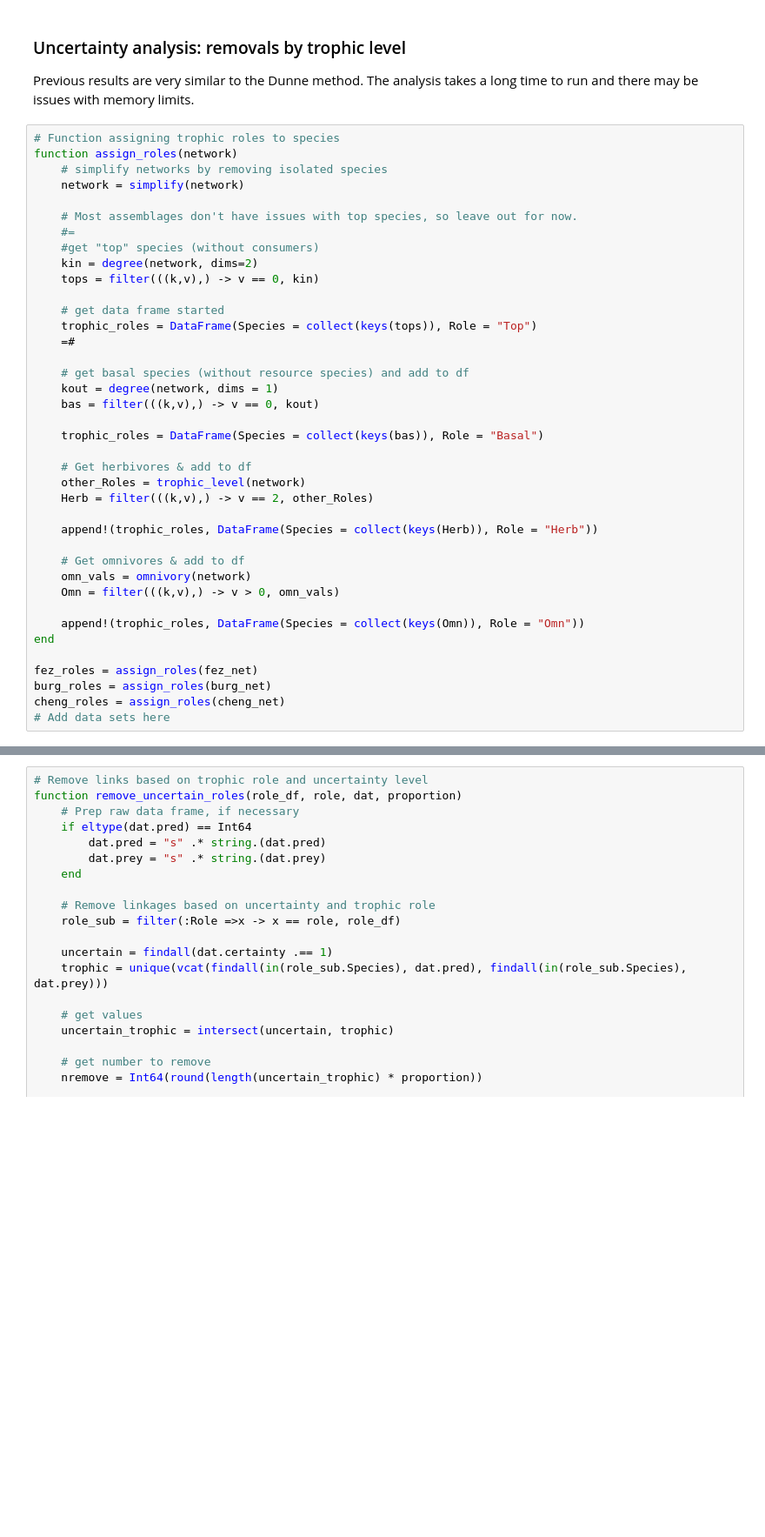
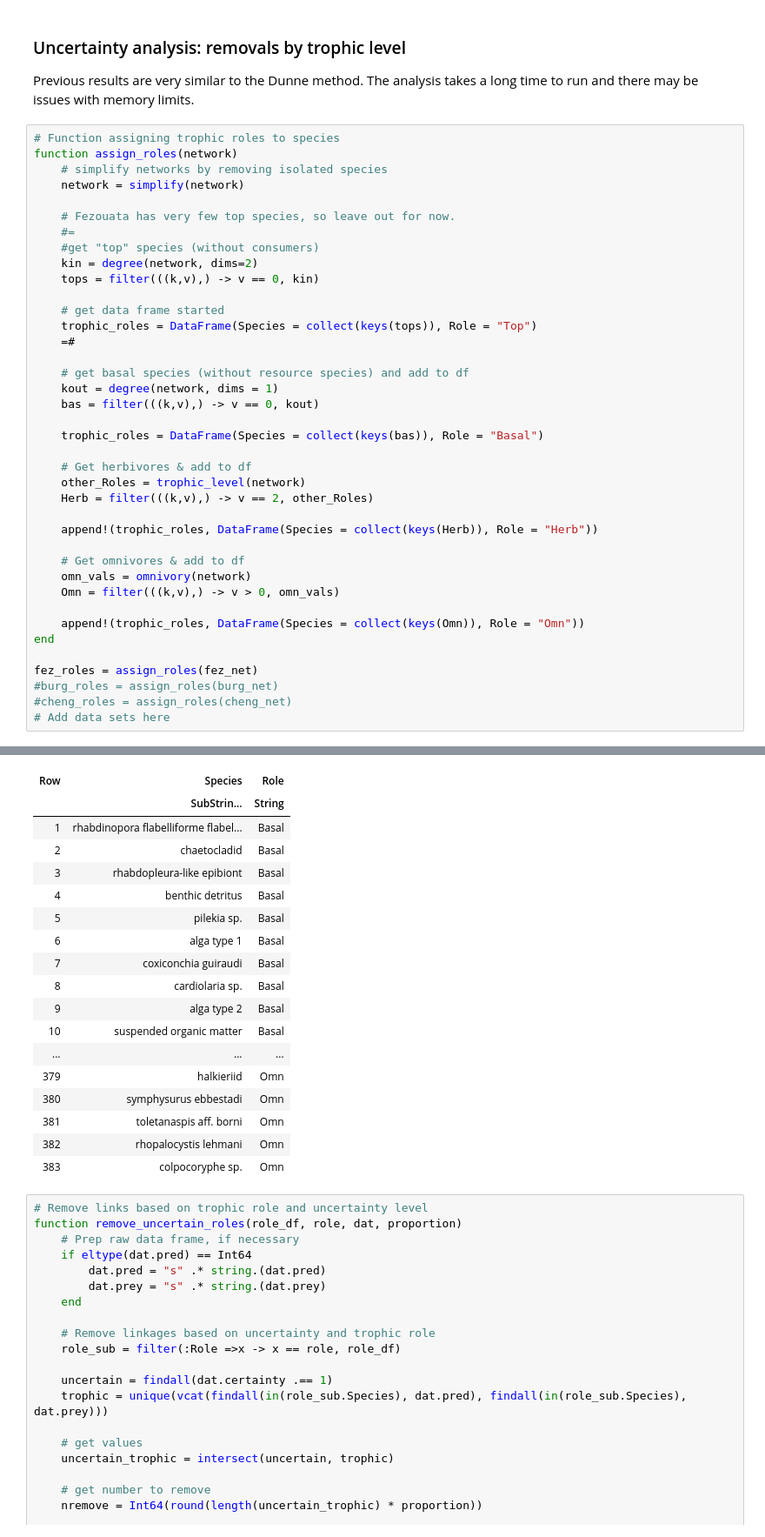
Before and after one commit to FrancisBanville/paleo-foodwebs, a Jupyter notebook: code/permutation_analysis/create_uncertain_networks.ipynb, the cells around one changed output, grey strips where cells are left out. Shown: that part at 87% size. Cells and saved outputs as stored; diff of their text form; blank space fills up the shorter version.

Commit message:
Updated trophic role figures

```diff
--- a/code/permutation_analysis/create_uncertain_networks.ipynb
+++ b/code/permutation_analysis/create_uncertain_networks.ipynb
@@ -404,7 +400,7 @@ function assign_roles(network)
     # simplify networks by removing isolated species
     network = simplify(network)
 
-    # Most assemblages don't have issues with top species, so leave out for now.
+    # Fezouata has very few top species, so leave out for now.
     #=
     #get "top" species (without consumers)
     kin = degree(network, dims=2)
@@ -434,6 +430,7 @@ function assign_roles(network)
 end
 
 fez_roles = assign_roles(fez_net)
-burg_roles = assign_roles(burg_net)
-cheng_roles = assign_roles(cheng_net)
+#burg_roles = assign_roles(burg_net)
+#cheng_roles = assign_roles(cheng_net)
 # Add data sets here
+# %% [output]
@@ -440,3 +439,21 @@ cheng_roles = assign_roles(cheng_net)
+| Row | Species | Role |
+|  | SubStrin… | String |
+| 1 | rhabdinopora flabelliforme flabel... | Basal |
+| 2 | chaetocladid | Basal |
+| 3 | rhabdopleura-like epibiont | Basal |
+| 4 | benthic detritus | Basal |
+| 5 | pilekia sp. | Basal |
+| 6 | alga type 1 | Basal |
+| 7 | coxiconchia guiraudi | Basal |
+| 8 | cardiolaria sp. | Basal |
+| 9 | alga type 2 | Basal |
+| 10 | suspended organic matter | Basal |
+| ... | ... | ... |
+| 379 | halkieriid | Omn |
+| 380 | symphysurus ebbestadi | Omn |
+| 381 | toletanaspis aff. borni | Omn |
+| 382 | rhopalocystis lehmani | Omn |
+| 383 | colpocoryphe sp. | Omn |
 # %%
 # Remove links based on trophic role and uncertainty level
 function remove_uncertain_roles(role_df, role, dat, proportion)
```
Also changed, not shown: parts of 5 cells of this notebook, 19 other files.
